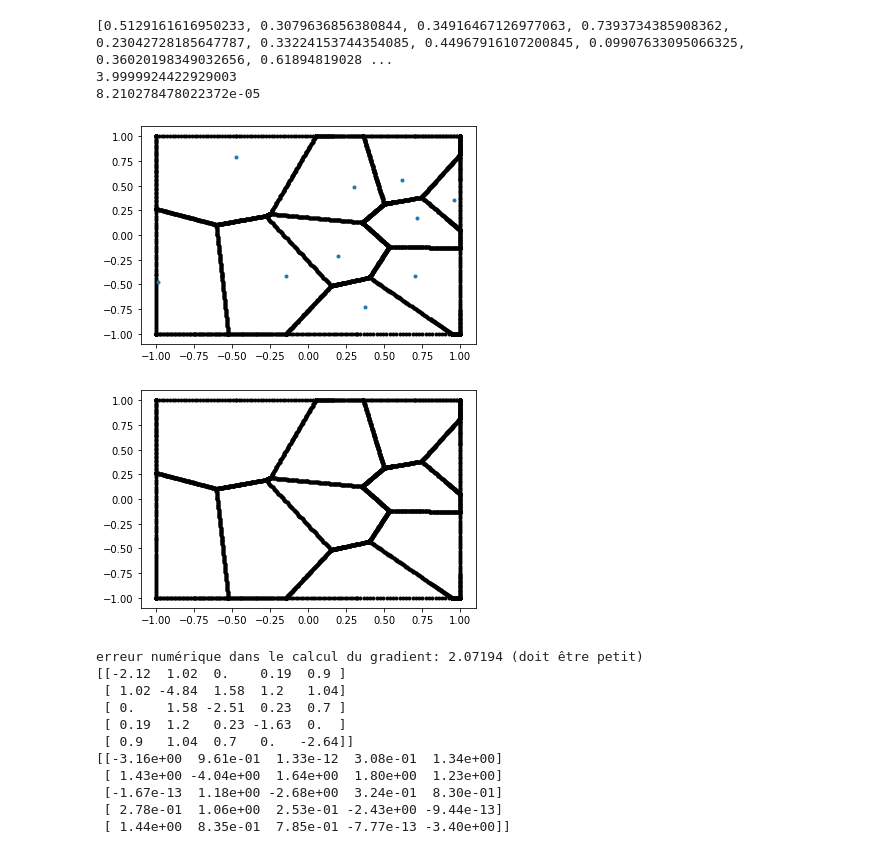
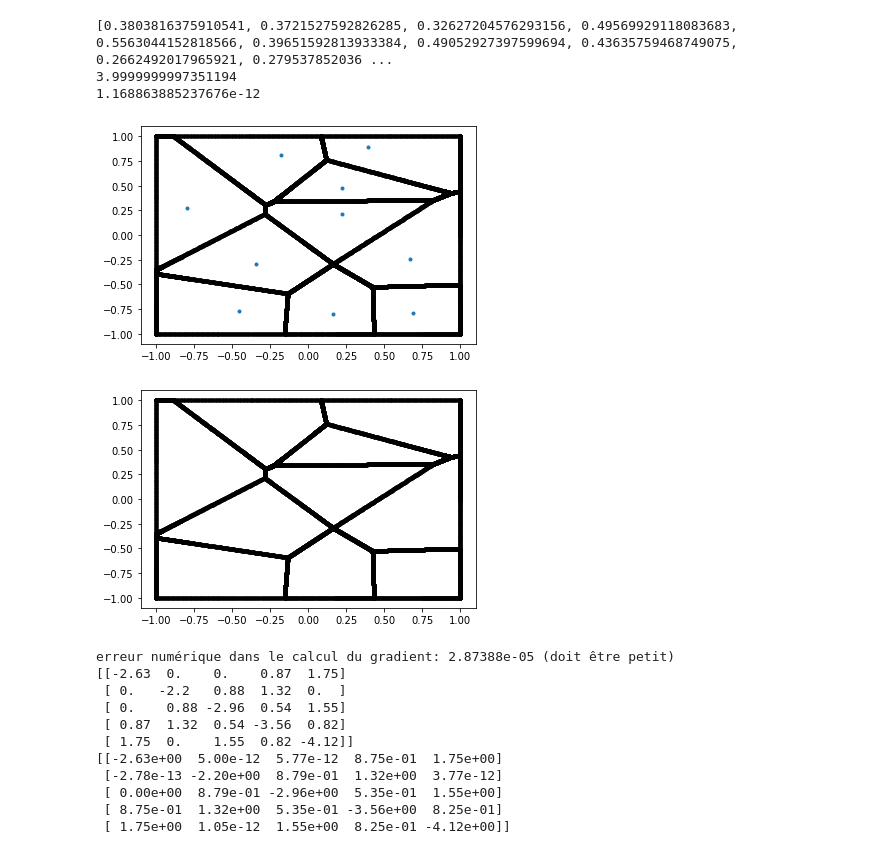
Before and after one commit to mrgt/ot-optics, a Jupyter notebook: ot-metasurfaces.ipynb, the cells around one changed output. Drawn from its saved outputs; the diff is of its cells as text; code cells hidden in the pictures.

```diff
--- a/ot-metasurfaces.ipynb
+++ b/ot-metasurfaces.ipynb
@@ -21,12 +21,12 @@ def make_power(X,w):
 # <=> (z-b_i)^2 >= (x-px)^2 + (y-py)^2 + beta**2 (AND z>=b_i...)
 # <=> <Q(X-R)|(X-R)> - beta**2 >= 0 and z-b_i>=0
 # with Q = diag(-1,-1,1), R = (px,py,bi)
-# <=> <QX|X> + 2<QR|X> + <QR|R> - beta**2 >= 0
+# <=> <QX|X> - 2<QR|X> + <QR|R> - beta**2 >= 0
 
 def make_hyperboloid(p, bi, beta):
     Q = np.array([-1,-1,1])
     R = np.array([p[0],p[1],bi])
-    return Quadric(Q,b=2*Q*R,c=np.dot(Q*R,R) - beta**2,
+    return Quadric(Q,b=-2*Q*R,c=np.dot(Q*R,R) - beta**2,
                    truncating_plane=True,p=np.array([0,0,1]),d=-bi)
 
 def make_laguerre(Y, psi, beta, k=20):
@@ -92,28 +92,28 @@ def compute_H_DH_from_laguerre(Y, beta, allcurves):
 # %%
 N = 10
 Y = 2*(np.random.rand(N,2)-.5)
 psi = 0.001*np.random.rand(N)
 beta = 1
-curves = make_laguerre(Y, psi, beta,k=30)
+curves = make_laguerre(Y, psi, beta,k=100)
 
 plt.figure()
 areas = plot_laguerre(curves)
 plt.plot(Y[:,0],Y[:,1],'.')
 print(areas)
 print(np.sum(areas))
 
 
-psi += 0.2
-curves = make_laguerre(Y, psi, beta, k=30)
+psi += .5
+curves = make_laguerre(Y, psi, beta, k=100)
 plt.figure()
 areas2 = plot_laguerre(curves)
 print(np.linalg.norm(np.array(areas)-np.array(areas2))/N)
 # %% [output]
-[0.5129161616950233, 0.3079636856380844, 0.34916467126977063, 0.7393734385908362, 0.23042728185647787, 0.33224153744354085, 0.44967916107200845, 0.09907633095066325, 0.36020198349032656, 0.61894819028 ...
-3.9999924422929003
-8.210278478022372e-05
+[0.3803816375910541, 0.3721527592826285, 0.32627204576293156, 0.49569929118083683, 0.5563044152818566, 0.39651592813933384, 0.49052927397599694, 0.43635759468749075, 0.2662492017965921, 0.279537852036 ...
+3.9999999997351194
+1.168863885237676e-12
-[figure, old version]
+[figure, new version]
-[figure, old version]
+[figure, new version]
 # %%
 def check_gradient(f,gradf,x0):
     N = len(x0)
@@ -138,15 +138,15 @@ psi = 0.11*np.ones(N)
 np.set_printoptions(2)
 check_gradient(H,DH,psi)
 # %% [output]
-erreur numérique dans le calcul du gradient: 2.07194 (doit être petit)
-[[-2.12  1.02  0.    0.19  0.9 ]
- [ 1.02 -4.84  1.58  1.2   1.04]
- [ 0.    1.58 -2.51  0.23  0.7 ]
- [ 0.19  1.2   0.23 -1.63  0.  ]
- [ 0.9   1.04  0.7   0.   -2.64]]
-[[-3.16e+00  9.61e-01  1.33e-12  3.08e-01  1.34e+00]
- [ 1.43e+00 -4.04e+00  1.64e+00  1.80e+00  1.23e+00]
- [-1.67e-13  1.18e+00 -2.68e+00  3.24e-01  8.30e-01]
- [ 2.78e-01  1.06e+00  2.53e-01 -2.43e+00 -9.44e-13]
- [ 1.44e+00  8.35e-01  7.85e-01 -7.77e-13 -3.40e+00]]
+erreur numérique dans le calcul du gradient: 2.87388e-05 (doit être petit)
+[[-2.63  0.    0.    0.87  1.75]
+ [ 0.   -2.2   0.88  1.32  0.  ]
+ [ 0.    0.88 -2.96  0.54  1.55]
+ [ 0.87  1.32  0.54 -3.56  0.82]
+ [ 1.75  0.    1.55  0.82 -4.12]]
+[[-2.63e+00  5.00e-12  5.77e-12  8.75e-01  1.75e+00]
+ [-2.78e-13 -2.20e+00  8.79e-01  1.32e+00  3.77e-12]
+ [ 0.00e+00  8.79e-01 -2.96e+00  5.35e-01  1.55e+00]
+ [ 8.75e-01  1.32e+00  5.35e-01 -3.56e+00  8.25e-01]
+ [ 1.75e+00  1.05e-12  1.55e+00  8.25e-01 -4.12e+00]]
 # %%
```
Also changed, not shown: parts of 3 cells of this notebook, 4 other files.
